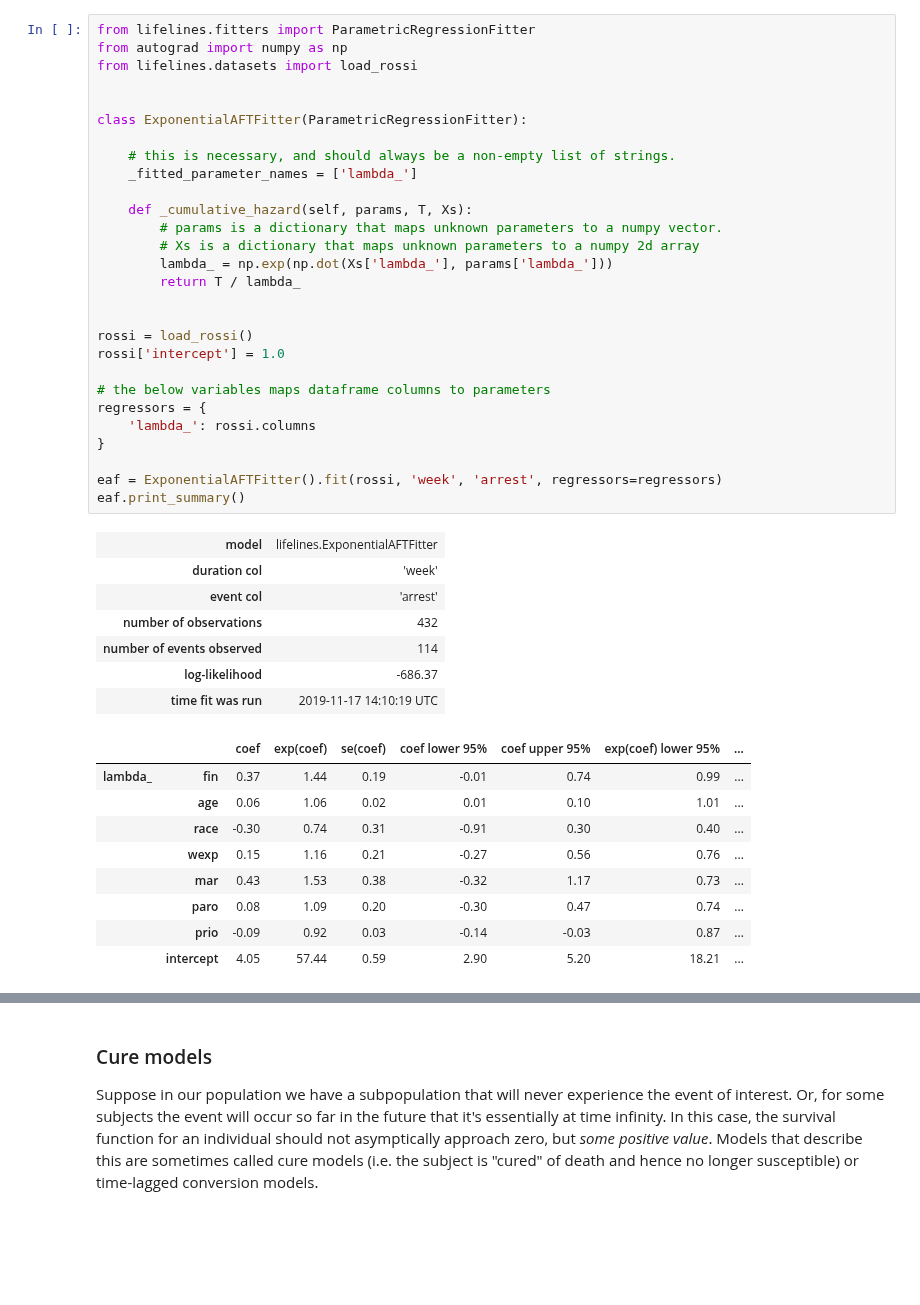
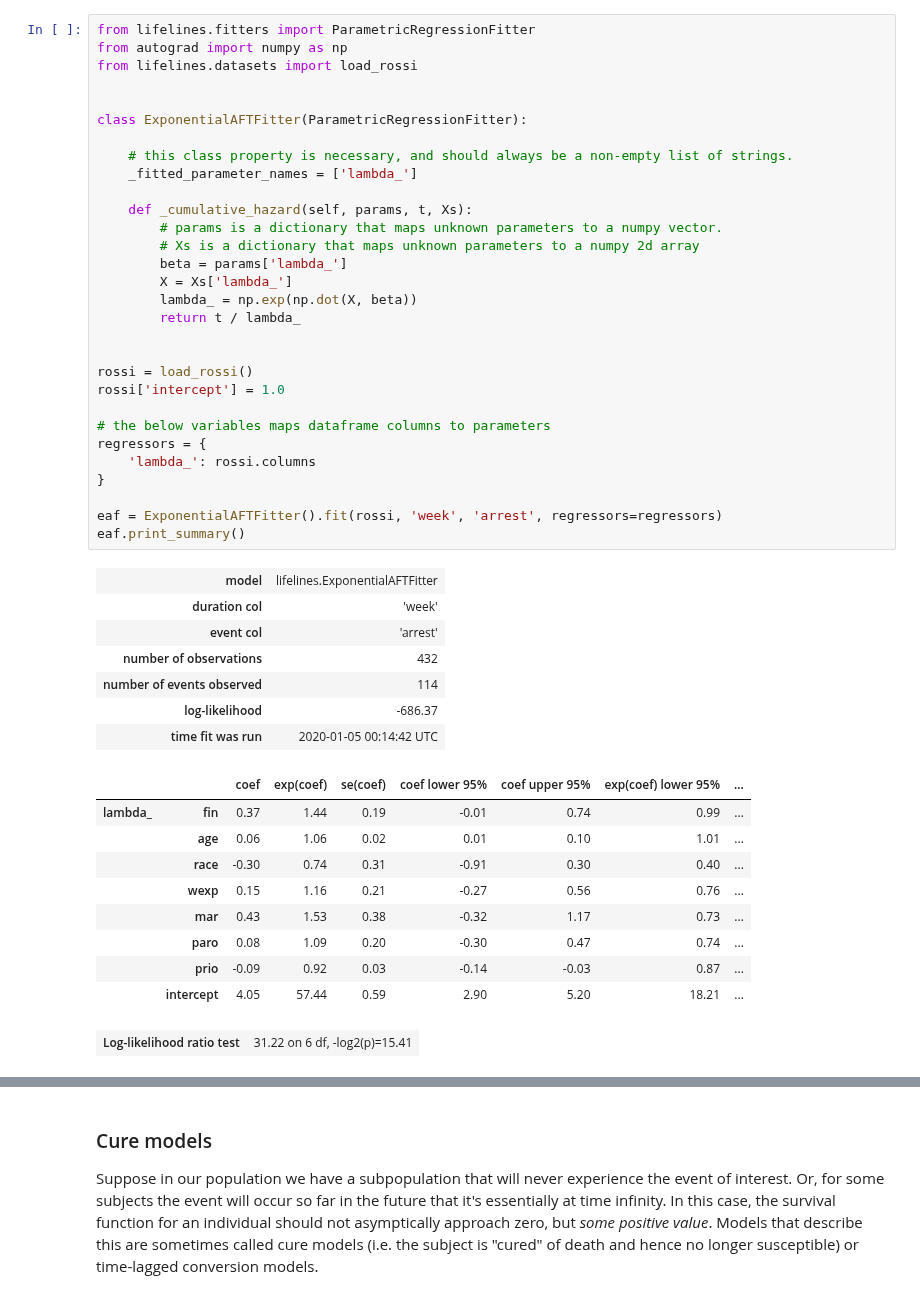
Before and after one commit to CamDavidsonPilon/lifelines, a Jupyter notebook: docs/jupyter_notebooks/Custom Regression Models.ipynb, the cells around one changed output, grey strips where cells are left out. Drawn from its saved outputs; the diff is of its cells as text; blank space fills up the shorter version.

```diff
--- a/docs/jupyter_notebooks/Custom Regression Models.ipynb
+++ b/docs/jupyter_notebooks/Custom Regression Models.ipynb
@@ -20,38 +21,40 @@ Below are some example custom models.
 from lifelines.fitters import ParametricRegressionFitter
 from autograd import numpy as np
 from lifelines.datasets import load_rossi
 
 
 class ExponentialAFTFitter(ParametricRegressionFitter):
 
-    # this is necessary, and should always be a non-empty list of strings.
+    # this class property is necessary, and should always be a non-empty list of strings.
     _fitted_parameter_names = ['lambda_']
 
-    def _cumulative_hazard(self, params, T, Xs):
+    def _cumulative_hazard(self, params, t, Xs):
         # params is a dictionary that maps unknown parameters to a numpy vector.
         # Xs is a dictionary that maps unknown parameters to a numpy 2d array
-        lambda_ = np.exp(np.dot(Xs['lambda_'], params['lambda_']))
-        return T / lambda_
+        beta = params['lambda_']
+        X = Xs['lambda_']
+        lambda_ = np.exp(np.dot(X, beta))
+        return t / lambda_
 
 
 rossi = load_rossi()
 rossi['intercept'] = 1.0
 
 # the below variables maps dataframe columns to parameters
 regressors = {
     'lambda_': rossi.columns
 }
 
 eaf = ExponentialAFTFitter().fit(rossi, 'week', 'arrest', regressors=regressors)
 eaf.print_summary()
 # %% [output]
 | model | lifelines.ExponentialAFTFitter |
 | duration col | 'week' |
 | event col | 'arrest' |
 | number of observations | 432 |
 | number of events observed | 114 |
 | log-likelihood | -686.37 |
-| time fit was run | 2019-11-17 14:10:19 UTC |
+| time fit was run | 2020-01-05 00:14:42 UTC |
 |  |  | coef | exp(coef) | se(coef) | coef lower 95% | coef upper 95% | exp(coef) lower 95% | ... |
 | lambda_ | fin | 0.37 | 1.44 | 0.19 | -0.01 | 0.74 | 0.99 | ... |
 |  | age | 0.06 | 1.06 | 0.02 | 0.01 | 0.10 | 1.01 | ... |
@@ -61,3 +64,4 @@ eaf.print_summary()
 |  | paro | 0.08 | 1.09 | 0.20 | -0.30 | 0.47 | 0.74 | ... |
 |  | prio | -0.09 | 0.92 | 0.03 | -0.14 | -0.03 | 0.87 | ... |
 |  | intercept | 4.05 | 57.44 | 0.59 | 2.90 | 5.20 | 18.21 | ... |
+| Log-likelihood ratio test | 31.22 on 6 df, -log2(p)=15.41 |
```
Also changed, not shown: parts of 7 cells of this notebook, 4 other files.
